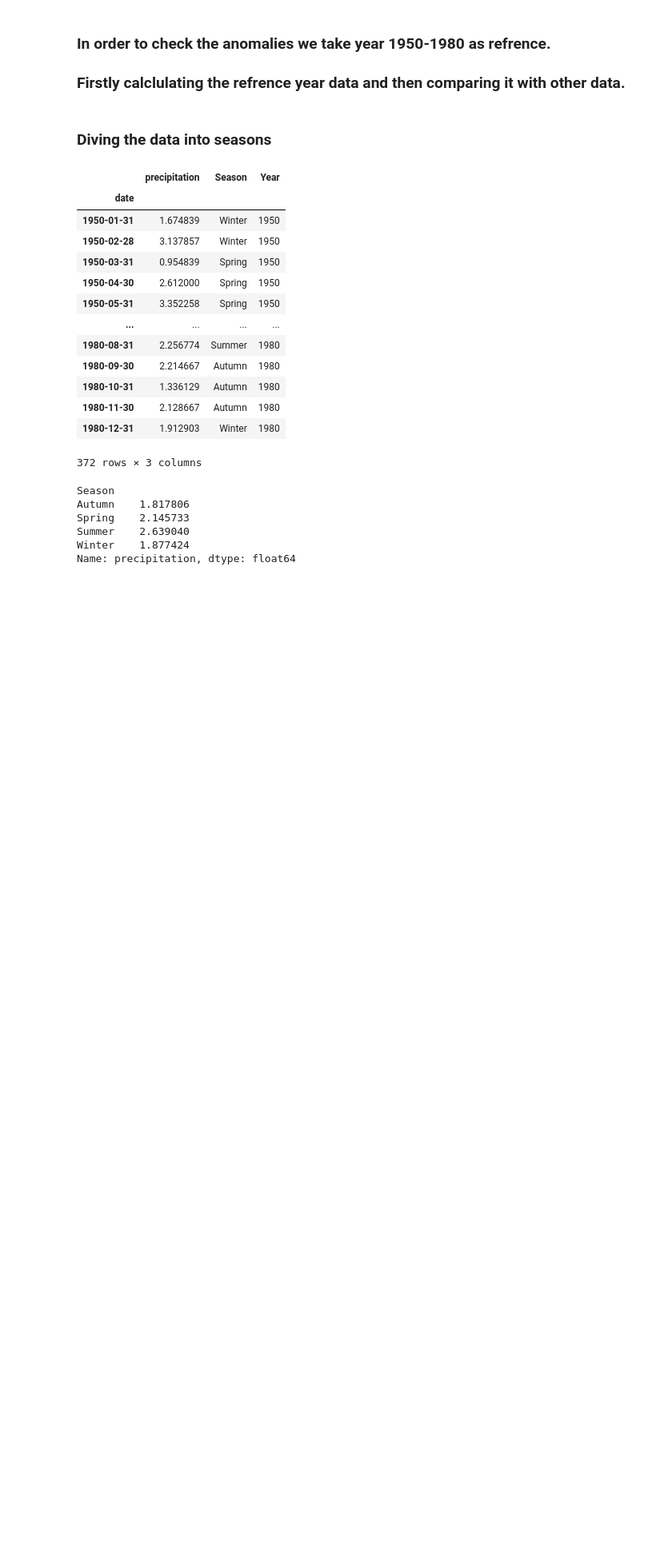
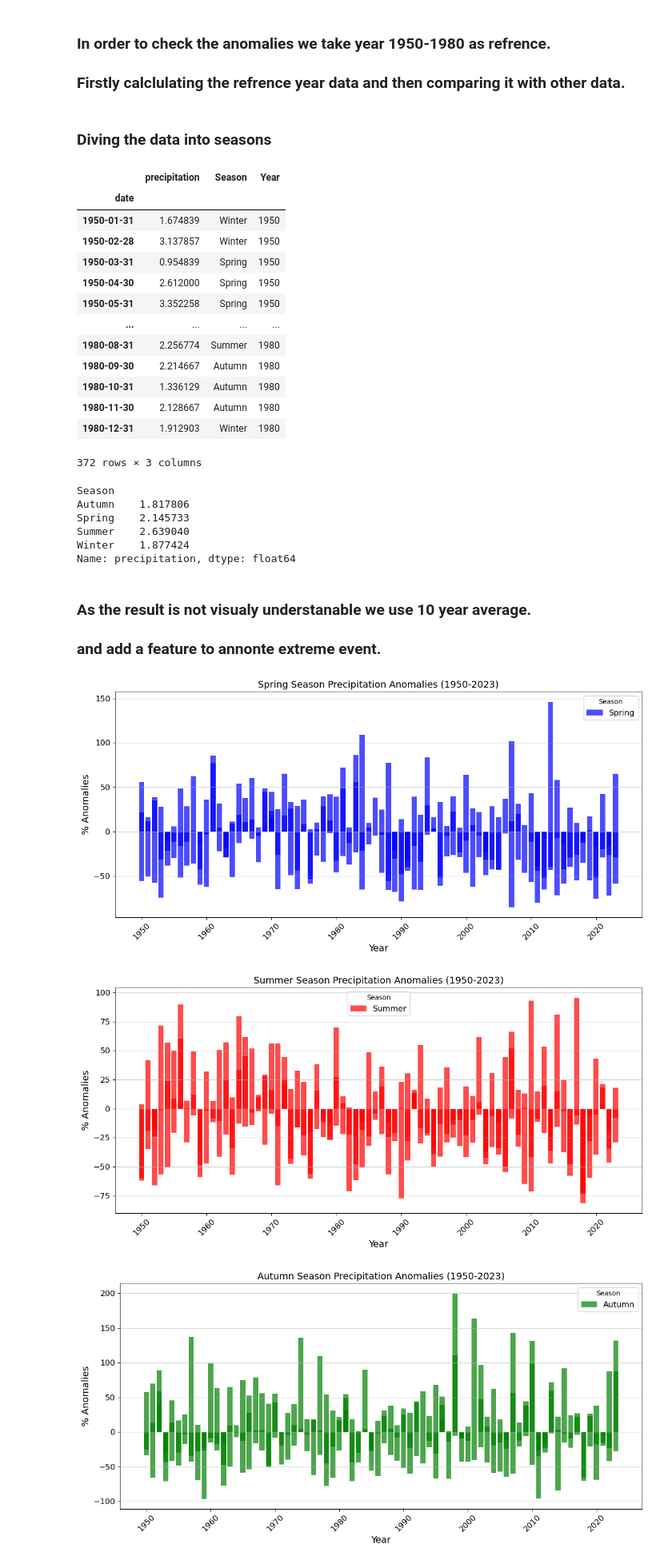
Before and after one commit to jaineshk/CCA_Harz_Project_2025, a Jupyter notebook: Analysis_on_Hydroclimatic Extremes.ipynb, the cells around one changed output. Shown: that part at 80% size. Drawn from its saved outputs; the diff is of its cells as text; code cells hidden in the pictures; blank space fills up the shorter version.

```diff
--- a/Analysis_on_Hydroclimatic Extremes.ipynb
+++ b/Analysis_on_Hydroclimatic Extremes.ipynb
@@ -478,9 +476,12 @@ Winter    1.877424
 Name: precipitation, dtype: float64
 # %%
 #Anomolies
+# anomaly = ((x - y) / y) * 100,
+# where x is the observed precipitation.
+# y is the reference mean precipitation.
 
 def get_anomolies_percentatge(data):
-    season = data["season"].iloc[0]
-    precipitation_refrence_mean = precipitation_refrence_mean[season]
-    data["anomaly"] = ((data["precipitation"] - precipitation_refrence_mean) /precipitation_refrence_mean) * 100
+    season = data["Season"].iloc[0]
+    avg_precipitation = precipitation_refrence_mean[season]
+    data["anomaly"] = ((data["precipitation"] - avg_precipitation) /avg_precipitation) * 100
     return data
@@ -491,0 +488,8 @@ anomalies = anomalies[["year", "season", "precipitation", "anomaly"]]
+# %%
+anomalies = precipitation_all.groupby(["Year", "Season"]).apply(get_anomolies_percentatge)
+
+# keeping usefull column
+anomalies = anomalies[["Year", "Season", "precipitation", "anomaly"]]
+# %% [markdown]
+### As the result is not visualy understanable we use 10 year average.
+### and add a feature to annonte extreme event.
@@ -491,0 +507,22 @@ anomalies = anomalies[["year", "season", "precipitation", "anomaly"]]
+# %%
+color = ["blue",'red','green','orange']
+# %%
+for i ,season in enumerate(seasons):
+    plt.figure(figsize=(12, 6))
+    each_season_data = anomalies[anomalies["Season"] == season]
+    #plt.plot(season_data["Year"], season_data["anomaly"], marker="o", linestyle="-")
+    plt.bar(each_season_data["Year"], each_season_data["anomaly"], label=season, alpha=0.7, color = color[i] )
+    plt.grid(axis='y',  alpha=0.6)
+    plt.xlabel("Year",fontsize = f_title)
+    plt.ylabel("% Anomalies", fontsize= f_title)
+    plt.title(f"{season} Season Precipitation Anomalies (1950-2023)", fontsize= f_title)
+    plt.legend(title="Season", fontsize=f_other)
+    plt.xticks(fontsize=f_other, rotation=45)
+    plt.yticks(fontsize=f_other)
+
+    plt.tight_layout()
+    plt.show()
+# %% [output]
+[figure, added]
+[figure, added]
+[figure, added]
```
Also changed, not shown: parts of 7 cells of this notebook, 2 other files.
